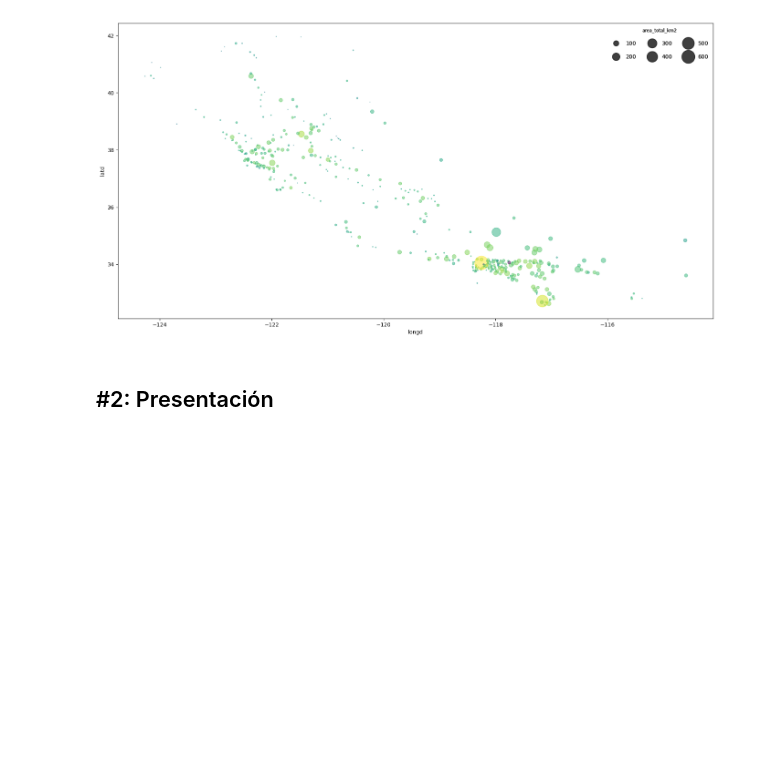
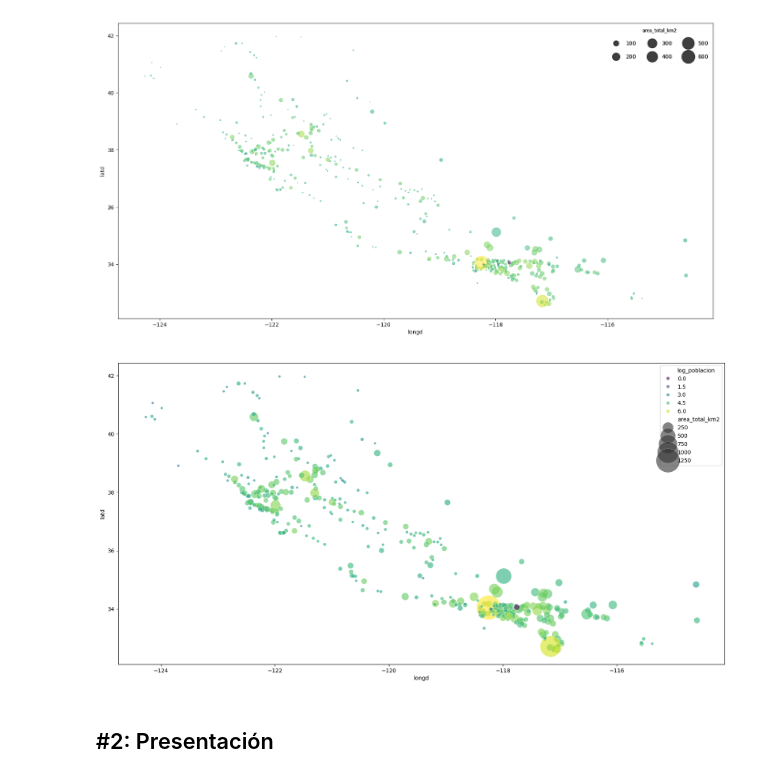
Before and after one commit to somm14/ONLINE_DS_THEBRIDGE_Soraya_M, a Jupyter notebook: 03_ Procesado_y_análisis_de_datos/Sprint_8/Unidad_2/Practica_Obligatoria/18_Practica_Obligatoria_Visualizacion_Presentacion.ipynb, the cells around one changed output. Cells and saved outputs as stored; diff of their text form; code cells hidden in the pictures; blank space fills up the shorter version.

```diff
--- a/03_ Procesado_y_análisis_de_datos/Sprint_8/Unidad_2/Practica_Obligatoria/18_Practica_Obligatoria_Visualizacion_Presentacion.ipynb
+++ b/03_ Procesado_y_análisis_de_datos/Sprint_8/Unidad_2/Practica_Obligatoria/18_Practica_Obligatoria_Visualizacion_Presentacion.ipynb
@@ -81,16 +81,35 @@ La función debe pintar el diagrama de dispersión de la columna numérica 1, en
 Si no se diera una columna categórica como argumento, el color no debe pasarse como parámetro a la función de Seaborn o Matplotlib que uses.
 
 EXTRA: Añade un argumento que controle si la función pinta una leyenda para colores y tamaños o un colorbar y una leyenda para los tamaños. NO TE PREOCUPES POR EL FORMATO DE LA LEYENDA (lo veremos en la sesión en vivo)
-# %%
-
-def dispersion(df, var_num_1, var_num_2, tamaño, escala, var_cat = None):
-    if var_cat != None:
-        sns.scatterplot(x = var_num_1, y = var_num_2, size = df[tamaño], data = df, hue = var_cat)
-
-    else:
-        sns.scatterplot(x = var_num_1, y = var_num_2, size = df[tamaño] data = df)
-
-    plt.show()
+# %%
+def dispersion(df, var_num_1, var_num_2, var_cat=None, tamaño='size', escala=1):
+    plt.figure(figsize=(20, 10))
+
+     # Verifico si el parámetro 'tamaño' es una cadena (nombre de una columna)
+    if isinstance(tamaño, str):
+        sizes = df[tamaño] * escala
+    else:
+        sizes = tamaño
+
+    #Si se proporciona una variable categórica para el color de los puntos
+    if var_cat is not None:
+        scatter = sns.scatterplot(
+            x=df[var_num_1], y=df[var_num_2],
+            size=sizes, hue=df[var_cat], alpha=0.6,
+            palette='viridis', data=df, sizes=(20, 2000)
+        )
+
+    else:
+        scatter = sns.scatterplot(
+            x=df[var_num_1], y=df[var_num_2],
+            size=sizes, alpha=0.6,
+            palette='viridis', data=df, sizes=(20, 2000)
+        )
+
+    scatter.set_xlabel(var_num_1)
+    scatter.set_ylabel(var_num_2)
+
+    plt.show()
 # %% [markdown]
 ### #1.3
 
@@ -99,6 +118,12 @@ Pinta el diagrama de dispersión de longitud y latitud (longitud en las x, latit
 Un ejemplo de como podría salir para que lo tengas de referencia: (olvidate de la leyenda, auque si quieres como extra puedes intentar ver cómo crearla así)
 # %% [markdown]
 ![image.png](attachment:image.png)
+# %%
+df_california["log_poblacion"] = np.log10(df_california["population_total"])
+
+dispersion(df_california, 'longd', 'latd', var_cat='log_poblacion', tamaño='area_total_km2', escala=1)
+# %% [output]
+[figure, added]
 # %% [markdown]
 ## #2: Presentación
 # %% [markdown]
```
